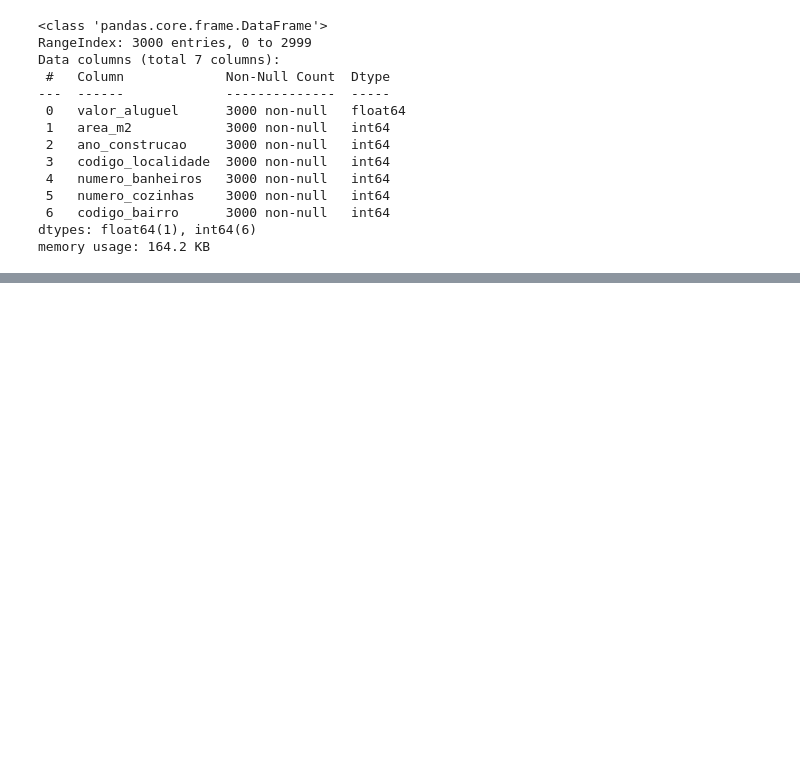
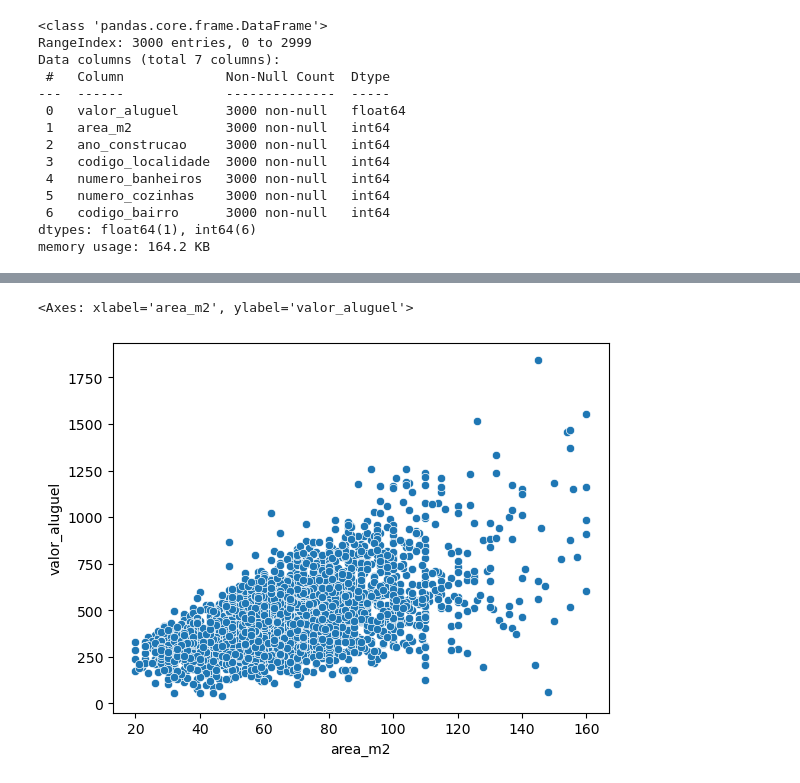
Before and after one commit to francisbowe/exerciciosPython, a Jupyter notebook: EstatisticaStatsmodels/alguer.ipynb, the cells around one changed output, grey strips where cells are left out. Cells and saved outputs as stored; diff of their text form; code cells hidden in the pictures; blank space fills up the shorter version.

```diff
--- a/EstatisticaStatsmodels/alguer.ipynb
+++ b/EstatisticaStatsmodels/alguer.ipynb
@@ -48,0 +107,6 @@ memory usage: 164.2 KB
+# %%
+#vamos analisar a relação entre as variáveis de entrada area_m2 e valor_aluguel
+sns.scatterplot(data=df, x="area_m2", y="valor_aluguel")
+# %% [output]
+<Axes: xlabel='area_m2', ylabel='valor_aluguel'>
+[figure, added]
```
Also changed, not shown: parts of 7 cells of this notebook.
